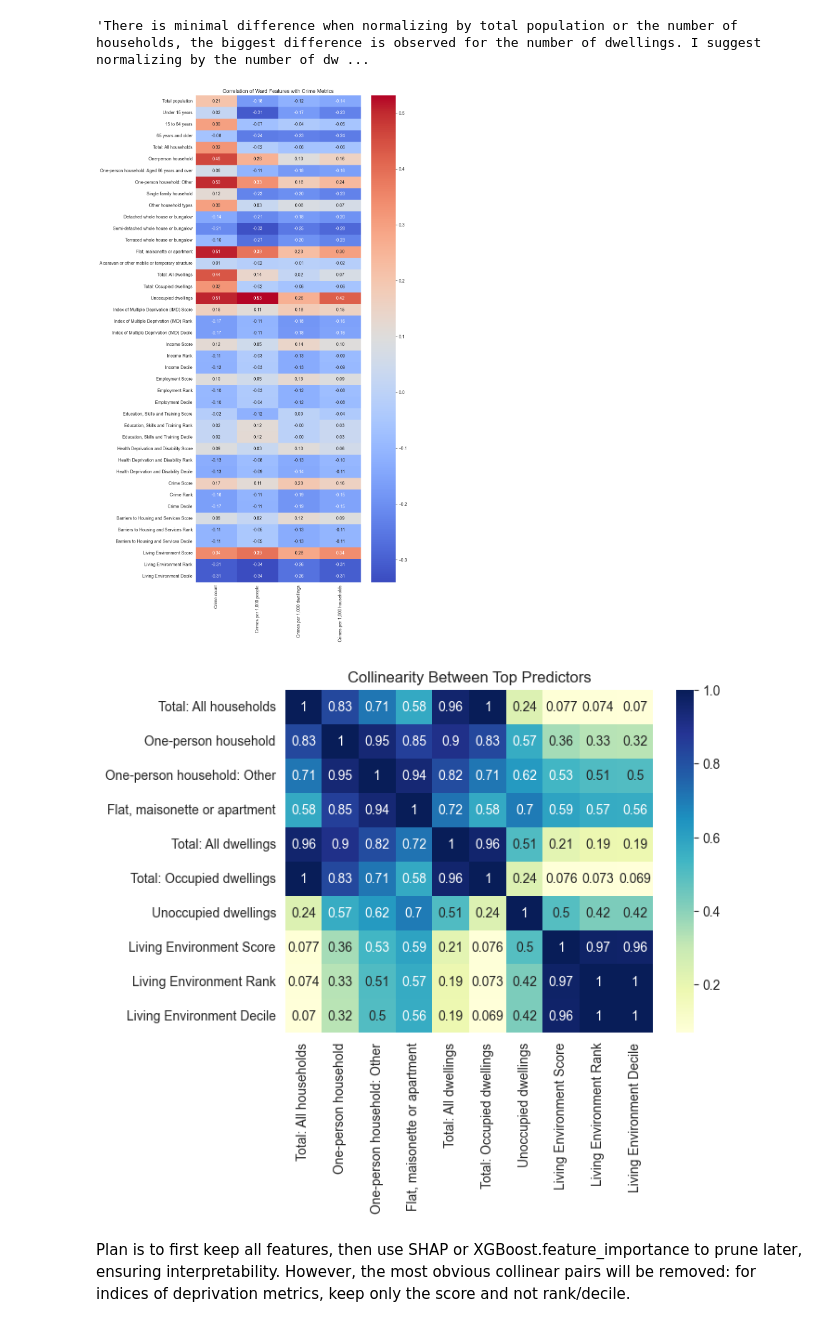
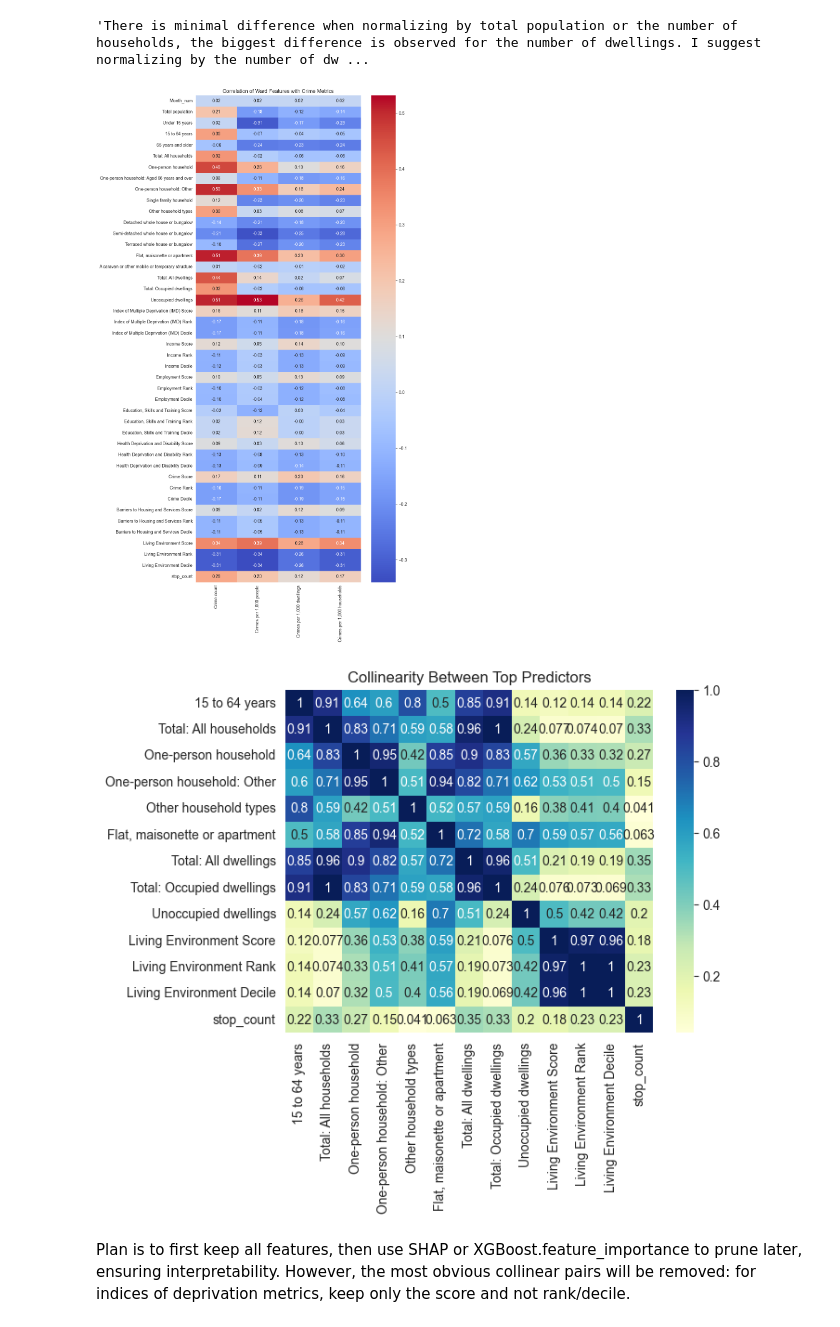
Before and after one commit to NikiPanayotov04/CBL---data-science-project, a Jupyter notebook: src/xgboost_pipeline_v1.ipynb, the cells around one changed output. Cells and saved outputs as stored; diff of their text form; code cells hidden in the pictures.

```diff
--- a/src/xgboost_pipeline_v1.ipynb
+++ b/src/xgboost_pipeline_v1.ipynb
@@ -82,3 +84,13 @@ Index(['Ward code', 'Index of Multiple Deprivation (IMD) Score',
 | 678 | E05014119 | 20.499800 | 15804.800000 | 5.200000 | 0.121800 | ... |
 | 679 | E09000001 | 14.805000 | 20275.166667 | 6.666667 | 0.062667 | ... |
 680 rows × 25 columns
+# %%
+# TODO: process stops count in a better way
+df_stops = pd.read_csv('../data/processed/stop_counts_per_ward.csv')
+print(df_stops)
+
+x = df_stops['Ward code'].unique()
+y = df_census['Ward code'].unique()
+
+diff = set(x) - set(y)
+diff # there is a ward that is not in London
@@ -96,6 +124,19 @@ df_ward_features["Crimes per 1,000 dwellings"] = (df_ward_features["Crime count"
 df_ward_features["Crimes per 1,000 households"] = (
     df_ward_features["Crime count"] / df_ward_features["Total: All households"]
 ) * 1000
+# %%
+df_ward_features = (df_burglaries
+                    .merge(df_census, on="Ward code")
+                    .merge(df_deprivation, on="Ward code")
+                    .merge(df_stops[["Ward code", "stop_count"]], on="Ward code", how="left")
+                    )
+
+# add normalized crime columns
+df_ward_features["Crimes per 1,000 people"] = (df_ward_features["Crime count"] / df_ward_features["Total population"]) * 1000
+df_ward_features["Crimes per 1,000 dwellings"] = (df_ward_features["Crime count"] / df_ward_features["Total: All dwellings"]) * 1000
+df_ward_features["Crimes per 1,000 households"] = (
+    df_ward_features["Crime count"] / df_ward_features["Total: All households"]
+) * 1000
 # %% [markdown]
 **EXPLARATORY DATA ANALYSIS**
 # %%
@@ -217,32 +258,32 @@ plt.title("Correlation of Ward Features with Crime Metrics")
 plt.tight_layout()
 plt.show()
 # %% [output]
-[figure, old version]
+[figure, new version]
 # %%
 # CORRELATION BETWEEN MOST PROMISING PREDICTORS
 
 # Compute correlation between predictors only
 feature_corr = numeric_data.drop(columns=target_vars).corr().abs()
 
 # Mask self-correlations
 upper = feature_corr.where(np.triu(np.ones(feature_corr.shape), k=1).astype(bool))
 
 # Find pairs with high collinearity
 high_corr_pairs = [(col, row) for col in upper.columns for row in upper.index if upper.loc[row, col] > 0.85]
 
 # 1. Filter by correlation with crime (e.g., abs(corr) > 0.3)
 target = "Crime count"
-top_feats = crime_corr[abs(crime_corr[target]) > 0.3].index.tolist()
+top_feats = crime_corr[abs(crime_corr[target]) > 0.25].index.tolist()
 
 # 2. Check collinearity among top features
 corr_subset = df_ward_features[top_feats].corr().abs()
 
 # 3. Drop redundant features (manually or programmatically)
 sns.heatmap(corr_subset, annot=True, cmap='YlGnBu')
 plt.title("Collinearity Between Top Predictors")
 plt.show()
 # %% [output]
-[figure, old version]
+[figure, new version]
 # %% [markdown]
 Plan is to first keep all features, then use SHAP or XGBoost.feature_importance to prune later, ensuring interpretability. However, the most obvious collinear pairs will be removed: for indices of deprivation metrics, keep only the score and not rank/decile.
 # %% [markdown]
```
Also changed, not shown: parts of 35 cells of this notebook, 1 other file.
